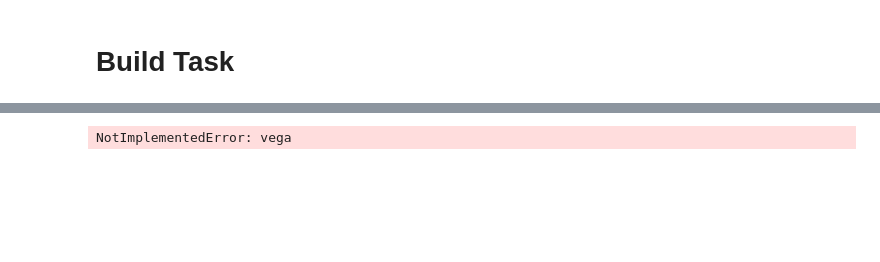
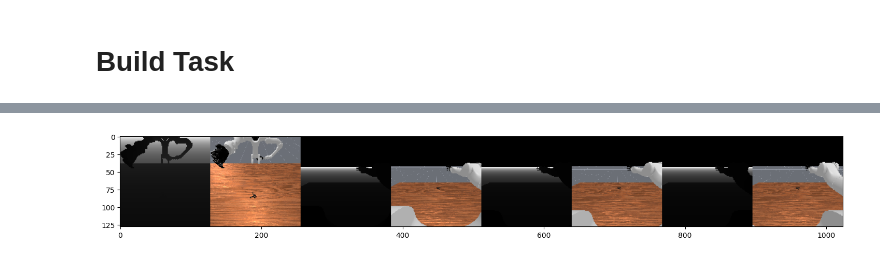
Before and after one commit to sszxc/ManiSkill, a Jupyter notebook: vega_grasp/dev.ipynb, the cells around one changed output, grey strips where cells are left out. Saved outputs shown, nothing was run; the diff lists cells and outputs as text; code cells hidden in the pictures; blank space fills up the shorter version.

```diff
--- a/vega_grasp/dev.ipynb
+++ b/vega_grasp/dev.ipynb
@@ -226,8 +190,8 @@ Video("./videos/0.mp4", embed=True, width=1000) # Watch our replay
 # %% [markdown]
 # Build Task
 # %%
-env = gym.make("PickSingleYCB-v1", robot_uids="vega", control_mode="pd_joint_delta_pos", obs_mode="rgb+depth",
-                render_mode="rgb_array")
+env = gym.make("MyPickSingleYCB-v1", robot_uids="vega", control_mode="pd_joint_delta_pos", obs_mode="rgb+depth",
+                render_mode="sensors")
 
 obs, _ = env.reset()
 kf = env.agent.keyframes['rest']
@@ -240 +204 @@ plt.imshow(env.render()[0].cpu().numpy())
-NotImplementedError: vega
+[figure, added]
```
Also changed, not shown: parts of 11 cells of this notebook, 2 other files.
